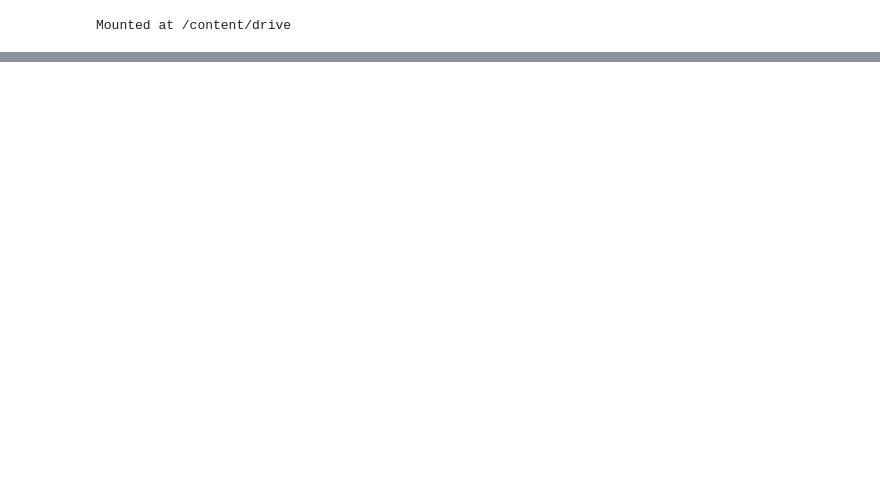
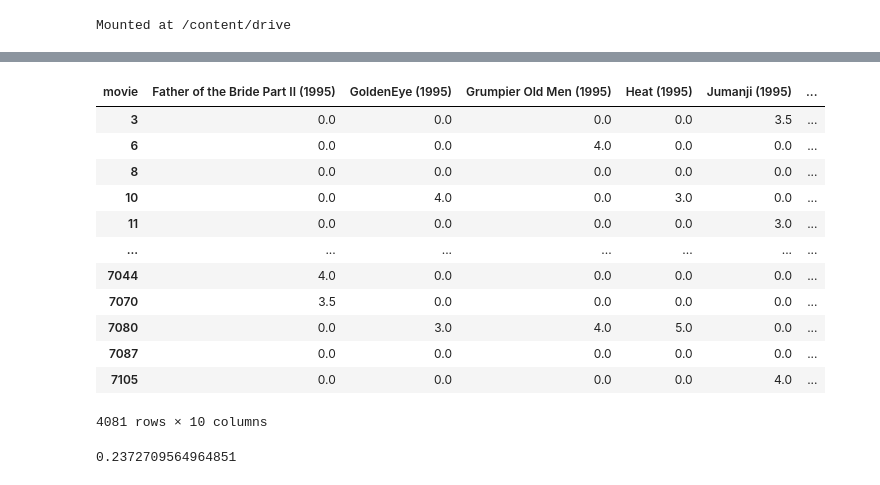
Before and after one commit to Saicharan1818/theta, a Jupyter notebook: Recommendation_System.ipynb, the cells around one changed output, grey strips where cells are left out. Cells and saved outputs as stored; diff of their text form; code cells hidden in the pictures; blank space fills up the shorter version.

```diff
--- a/Recommendation_System.ipynb
+++ b/Recommendation_System.ipynb
@@ -29,0 +87,16 @@ df
+# %%
+user_movies_df
+# %% [output]
+| movie | Father of the Bride Part II (1995) | GoldenEye (1995) | Grumpier Old Men (1995) | Heat (1995) | Jumanji (1995) | ... |
+| 3 | 0.0 | 0.0 | 0.0 | 0.0 | 3.5 | ... |
+| 6 | 0.0 | 0.0 | 4.0 | 0.0 | 0.0 | ... |
+| 8 | 0.0 | 0.0 | 0.0 | 0.0 | 0.0 | ... |
+| 10 | 0.0 | 4.0 | 0.0 | 3.0 | 0.0 | ... |
+| 11 | 0.0 | 0.0 | 0.0 | 0.0 | 3.0 | ... |
+| ... | ... | ... | ... | ... | ... | ... |
+| 7044 | 4.0 | 0.0 | 0.0 | 0.0 | 0.0 | ... |
+| 7070 | 3.5 | 0.0 | 0.0 | 0.0 | 0.0 | ... |
+| 7080 | 0.0 | 3.0 | 4.0 | 5.0 | 0.0 | ... |
+| 7087 | 0.0 | 0.0 | 0.0 | 0.0 | 0.0 | ... |
+| 7105 | 0.0 | 0.0 | 0.0 | 0.0 | 4.0 | ... |
+4081 rows × 10 columns
@@ -29,0 +106,9 @@ df
+# %%
+# to understand how the spatial distance works lets test with example
+from scipy.spatial.distance import cosine, correlation
+vec1 = [5,4,0,0]
+vec2 = [4,5,3,0]
+correlation_distance = correlation(vec1, vec2)
+print(correlation_distance)
+# %% [output]
+0.2372709564964851
```
Also changed, not shown: parts of 18 cells of this notebook.
